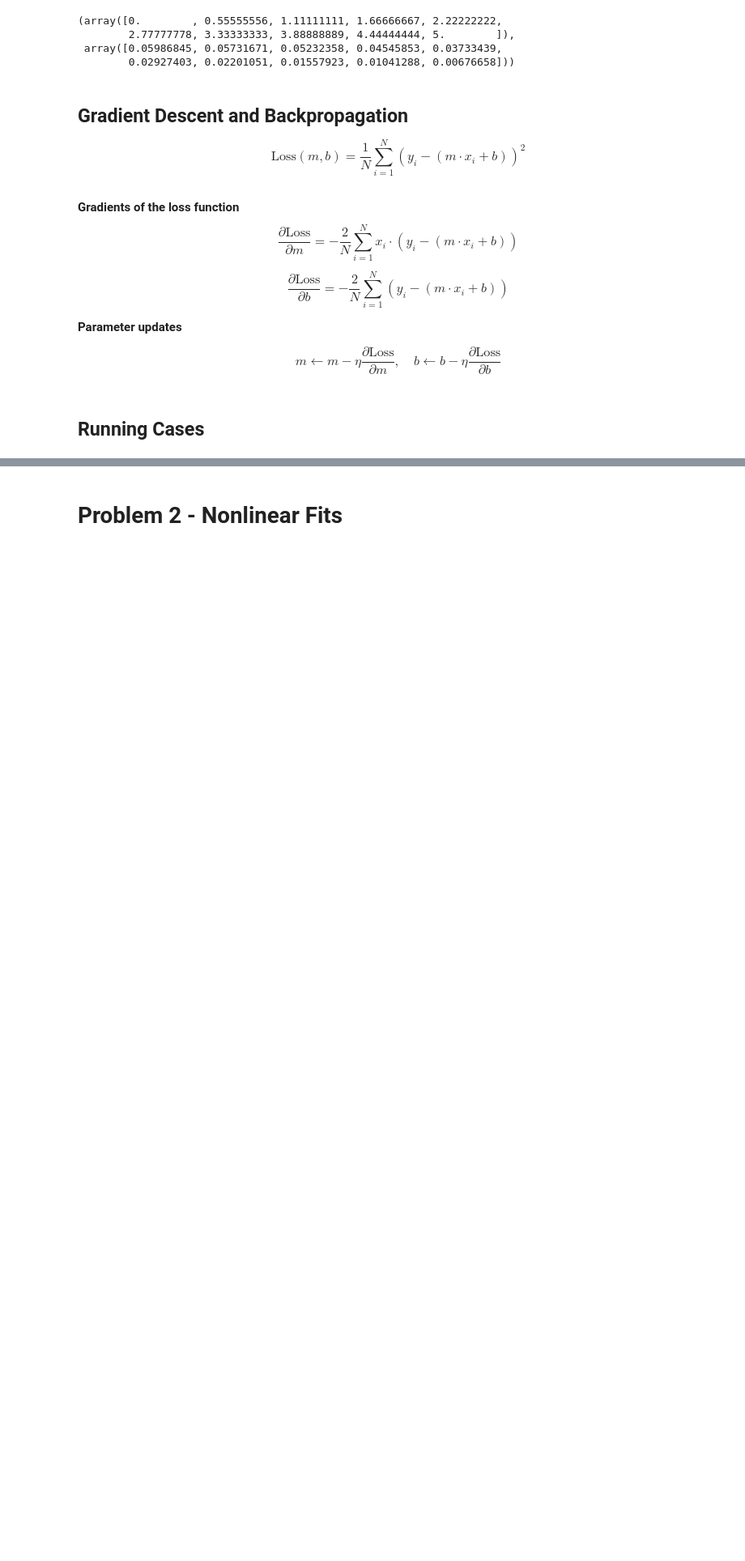
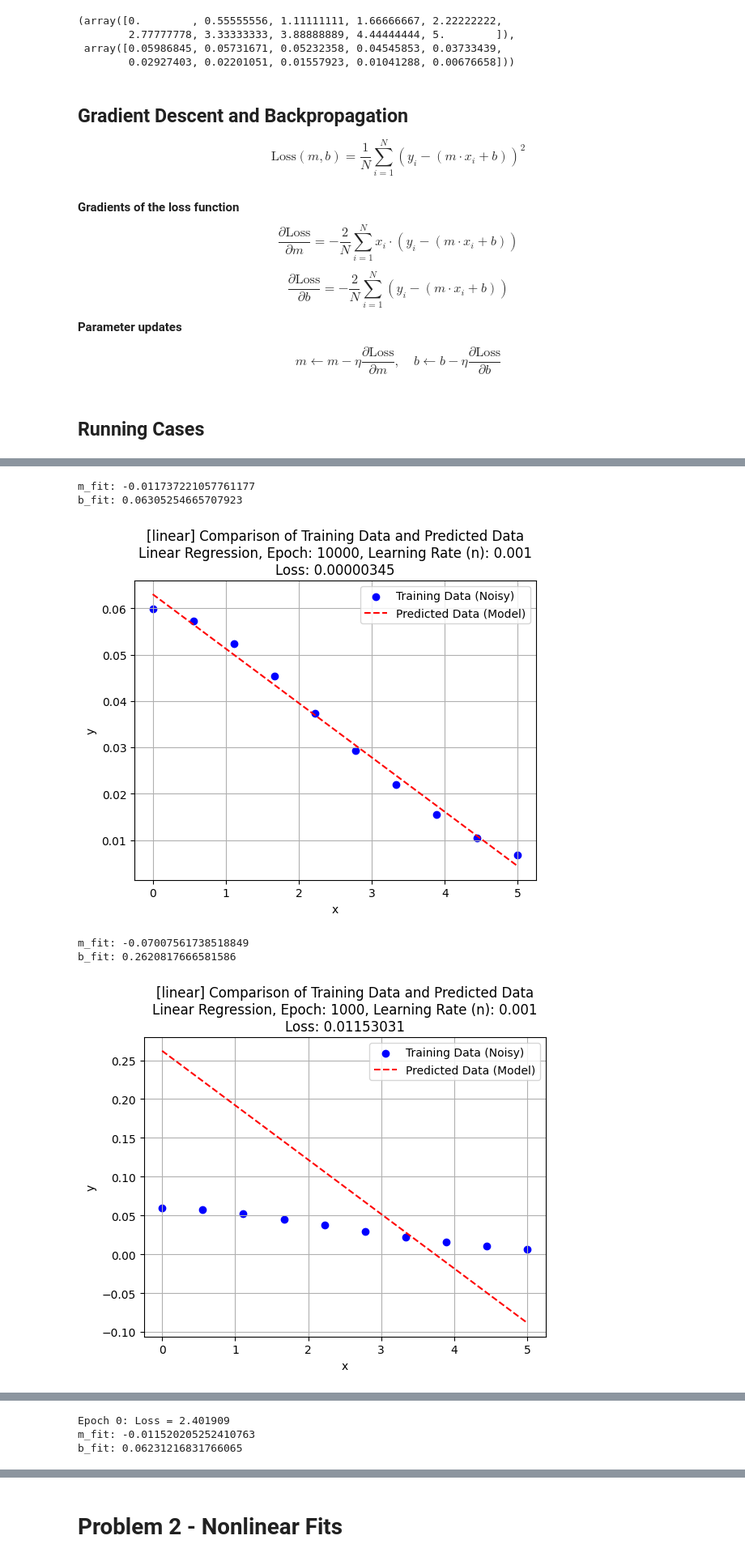
Before and after one commit to he-is-kai/MAE263F_UCLA_Fall2024, a Jupyter notebook: homework_3/Homework3.ipynb, the cells around one changed output, grey strips where cells are left out. Shown: that part at 81% size. Drawn from its saved outputs; the diff is of its cells as text; code cells hidden in the pictures; blank space fills up the shorter version.

Commit message:
HW3 all code working, report generated, final upload.

```diff
--- a/homework_3/Homework3.ipynb
+++ b/homework_3/Homework3.ipynb
@@ -49,7 +49,7 @@ $$
 \text{Loss}(m, b) = \frac{1}{N} \sum_{i=1}^N \left( y_i - (m \cdot x_i + b) \right)^2
 $$
 # %%
-def compute_loss(x, y, m, b):
+def linear_compute_loss(x, y, m, b):
     """
     Compute the Mean Squared Error (MSE) loss for the linear function y = mx + b.
 
@@ -83,10 +83,10 @@ $$
 m \leftarrow m - \eta \frac{\partial \text{Loss}}{\partial m}, \quad b \leftarrow b - \eta \frac{\partial \text{Loss}}{\partial b}
 $$
 # %%
-def linear_fit(epochs, learning_rate):
+def linear_fit(epochs, learning_rate, quiet=True):
   # Generate data points directly as NumPy arrays (without pandas)
-  x_data = x_generated
-  y_data = y_generated
+  x_data = x_generated.copy()
+  y_data = y_generated.copy()
 
   # Reinitialize parameters (n, a, m, b)
   m_fit = np.random.rand()
@@ -109,10 +109,10 @@ def linear_fit(epochs, learning_rate):
       b_fit -= learning_rate * grad_b_fit
 
       # Compute loss for monitoring
-      loss_fit = compute_loss(x_data, y_data, m_fit, b_fit)
+      loss_fit = linear_compute_loss(x_data, y_data, m_fit, b_fit)
 
       # Print loss every 1000 epochs
-      if epoch % 1000 == 0:
+      if not quiet and epoch % 1000 == 0:
           print(f"Epoch {epoch}: Loss = {loss_fit:.6f}")
 
   # Final fitted parameter values
@@ -134,7 +134,8 @@ def linear_fit(epochs, learning_rate):
   # Add labels, title, and legend
   plt.xlabel("x")
   plt.ylabel("y")
-  plt.title("Comparison of Training Data and Predicted Data")
+  title_string = f'[linear] Comparison of Training Data and Predicted Data\nLinear Regression, Epoch: {epochs}, Learning Rate (n): {learning_rate}\nLoss: {loss_fit:.8f}'
+  plt.title(title_string)
   plt.legend()
   plt.grid(True)
 
@@ -146,5 +147,7 @@ def linear_fit(epochs, learning_rate):
 
   # Show the plot
   plt.show()
+
+  return
 # %% [markdown]
 ## Running Cases
@@ -168,0 +154,29 @@ b_fit: 0.06320409591699154
+# %%
+epochs = 10000
+learning_rate = 0.001
+linear_fit(epochs, learning_rate, quiet=True)
+
+epochs = 1000
+learning_rate = 0.001
+linear_fit(epochs, learning_rate, quiet=True)
+
+epochs = 10000
+learning_rate = 0.01
+linear_fit(epochs, learning_rate, quiet=False)
+
+# Same result as previous,so we know previous is already best fit!
+# epochs = 200000
+# learning_rate = 0.0001
+# linear_fit(epochs, learning_rate, quiet=True)
+
+# Any fewer epochs and final loss is more, so this is bare min.
+epochs = 1000
+learning_rate = 0.01
+linear_fit(epochs, learning_rate, quiet=False)
+# %% [output]
+m_fit: -0.011737221057761177
+b_fit: 0.06305254665707923
+[figure, added]
+m_fit: -0.07007561738518849
+b_fit: 0.2620817666581586
+[figure, added]
@@ -168,0 +196,3 @@ b_fit: 0.06320409591699154
+Epoch 0: Loss = 2.401909
+m_fit: -0.011520205252410763
+b_fit: 0.06231216831766065
```
Also changed, not shown: parts of 12 cells of this notebook, 32 other files.
